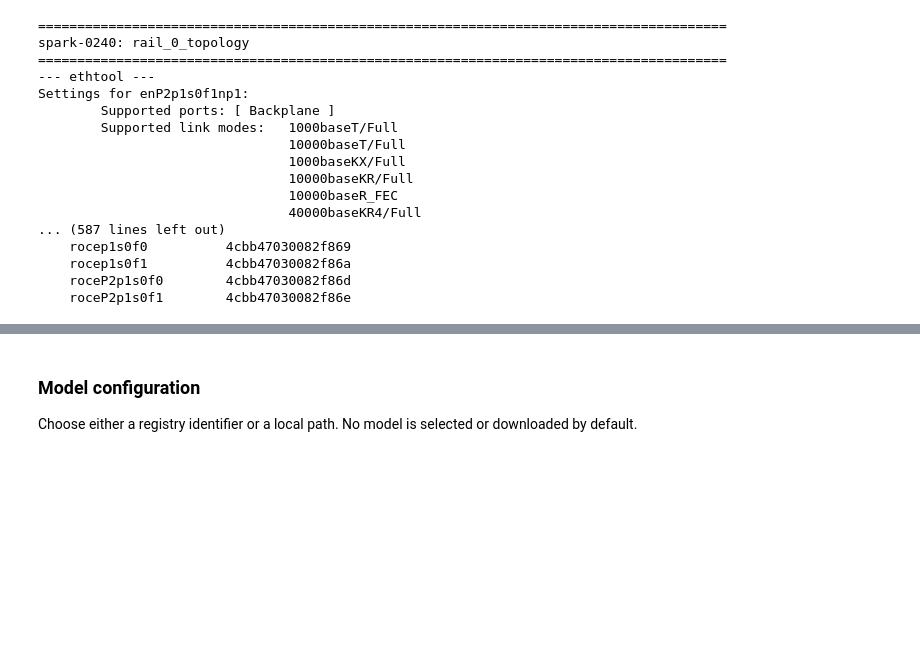
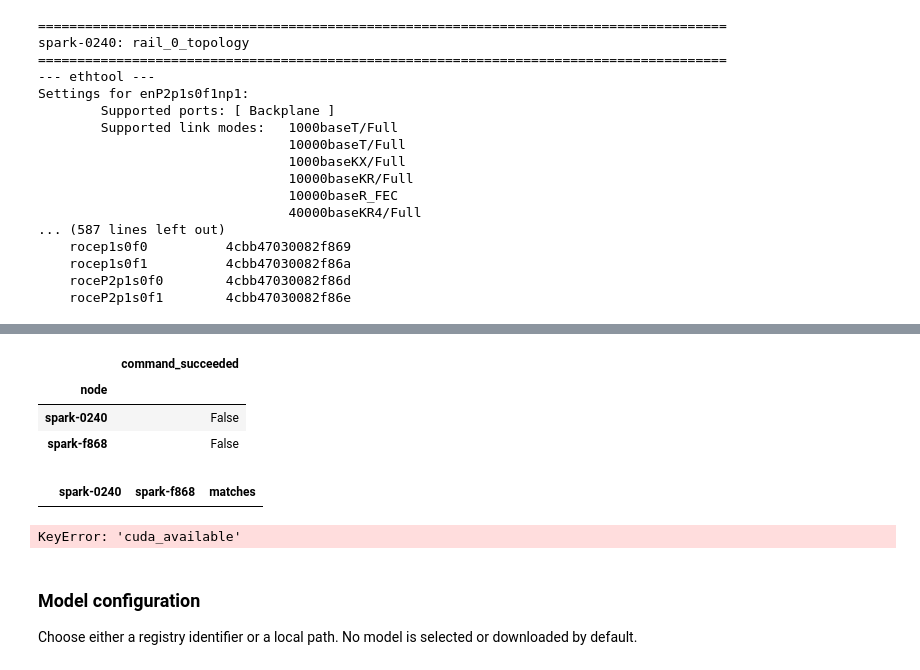
Before and after one commit to coert/dgx-spark-lab, a Jupyter notebook: experiments/01-distributed-inference/00-environment-and-model-baseline.ipynb, the cells around one changed output, grey strips where cells are left out. Saved outputs shown, nothing was run; the diff lists cells and outputs as text; code cells hidden in the pictures; blank space fills up the shorter version.

```diff
--- a/experiments/01-distributed-inference/00-environment-and-model-baseline.ipynb
+++ b/experiments/01-distributed-inference/00-environment-and-model-baseline.ipynb
@@ -1145,3 +1270,80 @@ Settings for enP2p1s0f1np1:
+# %%
+container_runtime_rows = []
+
+for result in container_probe_results:
+    facts = {}
+
+    if result.succeeded:
+        try:
+            facts = json.loads(result.stdout)
+        except json.JSONDecodeError as exc:
+            facts = {
+                "parse_error": str(exc),
+                "raw_stdout": result.stdout,
+            }
+
+    container_runtime_rows.append(
+        {
+            "node": result.node,
+            "command_succeeded": result.succeeded,
+            **facts,
+        }
+    )
+
+container_runtime_facts_df = pd.DataFrame(container_runtime_rows).set_index("node")
+
+container_runtime_facts_df
+# %% [output]
+|  | command_succeeded |
+| node |  |
+| spark-0240 | False |
+| spark-f868 | False |
+# %%
+container_fields = [
+    column
+    for column in container_runtime_facts_df.columns
+    if column != "command_succeeded"
+]
+
+container_runtime_comparison = pd.DataFrame(
+    {
+        HEAD_HOST: container_runtime_facts_df.loc[
+            HEAD_HOST,
+            container_fields,
+        ],
+        WORKER_HOST: container_runtime_facts_df.loc[
+            WORKER_HOST,
+            container_fields,
+        ],
+    }
+)
+
+container_runtime_comparison["matches"] = (
+    container_runtime_comparison[HEAD_HOST] == container_runtime_comparison[WORKER_HOST]
+)
+
+display(container_runtime_comparison)
+
+container_runtime_summary = pd.Series(
+    {
+        "both_container_commands_succeeded": bool(
+            container_runtime_facts_df["command_succeeded"].all()
+        ),
+        "both_cuda_available": bool(container_runtime_facts_df["cuda_available"].all()),
+        "both_see_one_gpu": bool(
+            container_runtime_facts_df["cuda_device_count"].eq(1).all()
+        ),
+        "all_reported_fields_match": bool(
+            container_runtime_comparison["matches"].all()
+        ),
+    },
+    name="value",
+)
+
+container_runtime_summary.to_frame()
+# %% [output]
+|  | spark-0240 | spark-f868 | matches |
+KeyError: 'cuda_available'
 # %% [markdown]
 ### Model configuration
 
```
Also changed, not shown: parts of 3 cells of this notebook.
